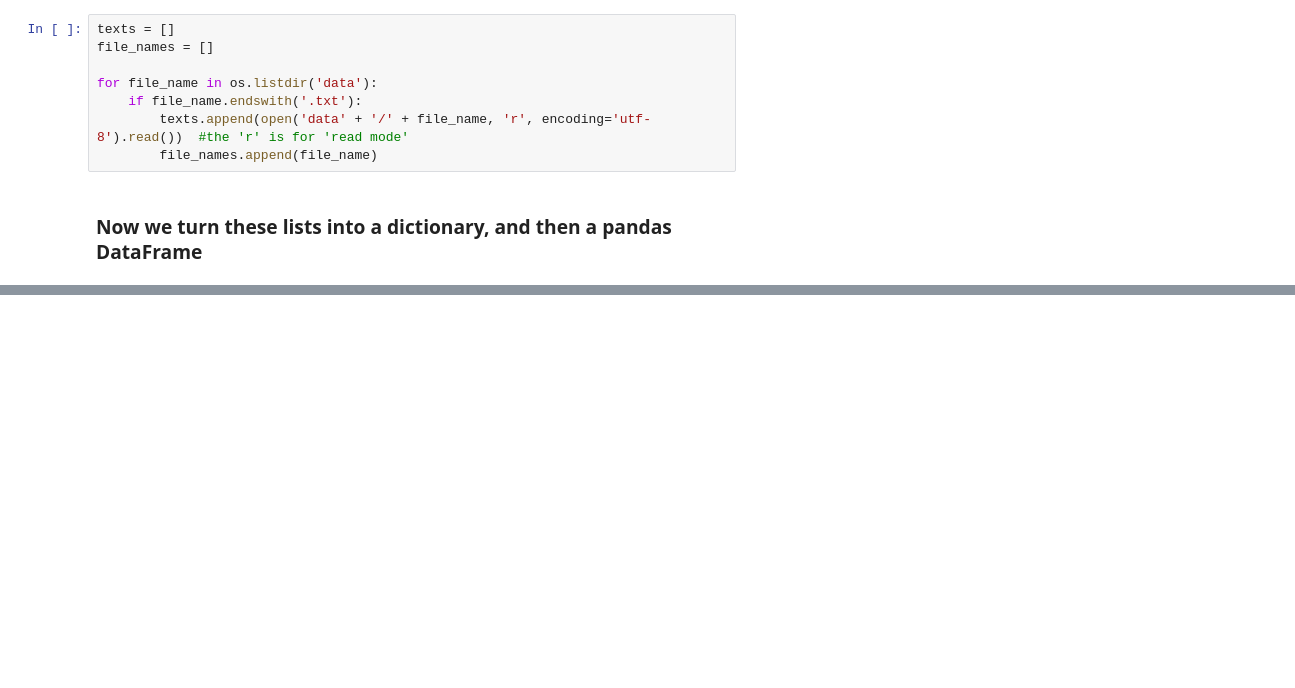
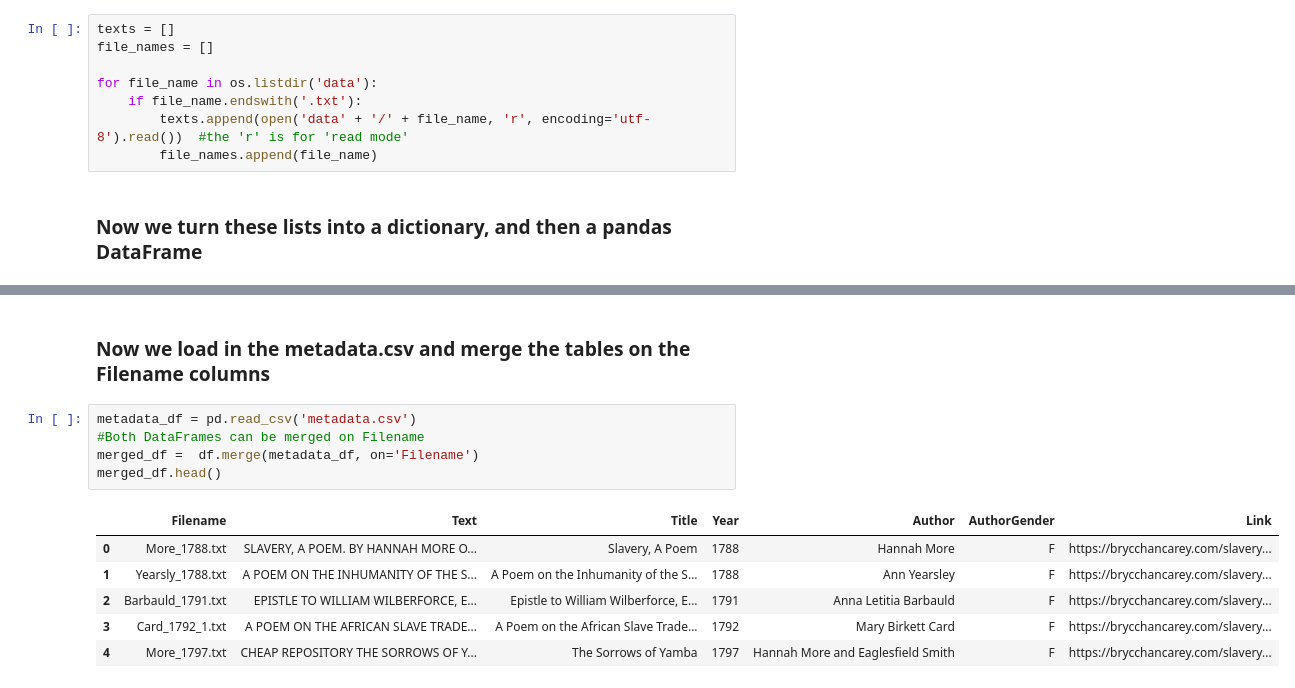
Before and after one commit to tijn-donners/collecting_data_spaCy, a Jupyter notebook: Annotation_spaCy.ipynb, the cells around one changed output, grey strips where cells are left out. Drawn from its saved outputs; the diff is of its cells as text; blank space fills up the shorter version.

Commit message:
Notebook finished, annotated_data.csv added to repo

```diff
--- a/Annotation_spaCy.ipynb
+++ b/Annotation_spaCy.ipynb
@@ -47,0 +48,14 @@ df.head(20)
+# %% [markdown]
+### Now we load in the metadata.csv and merge the tables on the Filename columns
+# %%
+metadata_df = pd.read_csv('metadata.csv')
+#Both DataFrames can be merged on Filename
+merged_df =  df.merge(metadata_df, on='Filename')
+merged_df.head()
+# %% [output]
+|  | Filename | Text | Title | Year | Author | AuthorGender | Link |
+| 0 | More_1788.txt | SLAVERY, A POEM. BY HANNAH MORE O... | Slavery, A Poem | 1788 | Hannah More | F | https://brycchancarey.com/slavery... |
+| 1 | Yearsly_1788.txt | A POEM ON THE INHUMANITY OF THE S... | A Poem on the Inhumanity of the S... | 1788 | Ann Yearsley | F | https://brycchancarey.com/slavery... |
+| 2 | Barbauld_1791.txt | EPISTLE TO WILLIAM WILBERFORCE, E... | Epistle to William Wilberforce, E... | 1791 | Anna Letitia Barbauld | F | https://brycchancarey.com/slavery... |
+| 3 | Card_1792_1.txt | A POEM ON THE AFRICAN SLAVE TRADE... | A Poem on the African Slave Trade... | 1792 | Mary Birkett Card | F | https://brycchancarey.com/slavery... |
+| 4 | More_1797.txt | CHEAP REPOSITORY THE SORROWS OF Y... | The Sorrows of Yamba | 1797 | Hannah More and Eaglesfield Smith | F | https://brycchancarey.com/slavery... |
```
Also changed, not shown: parts of 16 cells of this notebook, 1 other file.
